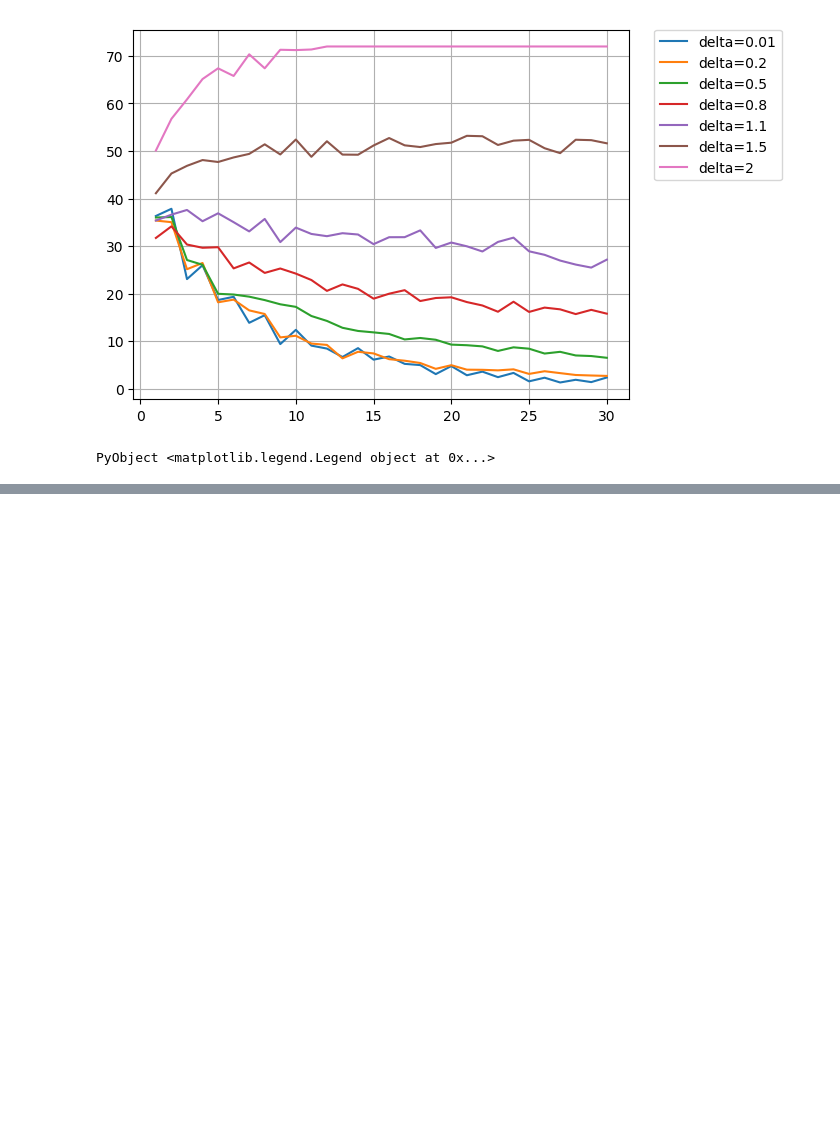
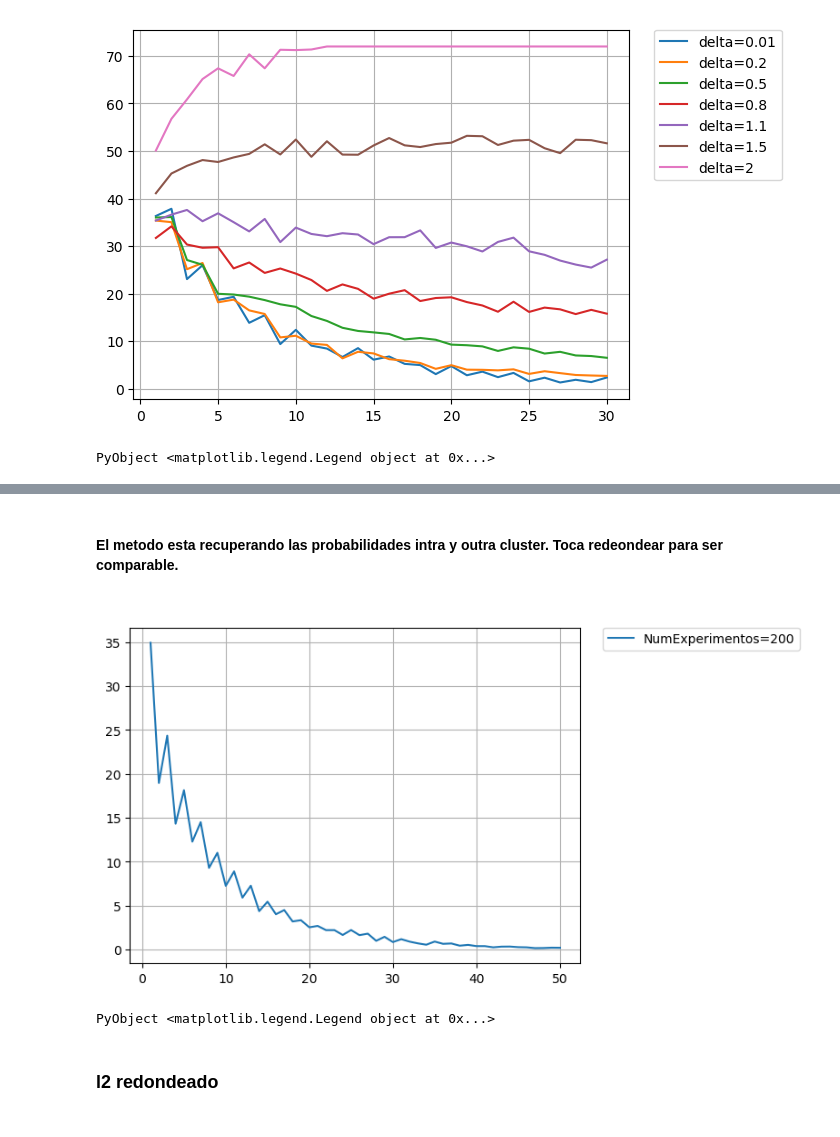
Before and after one commit to Zlinki/MasterThesis, a Jupyter notebook: ErrorvsObservaciones.ipynb, the cells around one changed output, grey strips where cells are left out. Saved outputs shown, nothing was run; the diff lists cells and outputs as text; code cells hidden in the pictures; blank space fills up the shorter version.

```diff
--- a/ErrorvsObservaciones.ipynb
+++ b/ErrorvsObservaciones.ipynb
@@ -151,0 +187,13 @@ PyObject <matplotlib.legend.Legend object at 0x...>
+# %% [markdown]
+<h4>El metodo esta recuperando las probabilidades intra y outra cluster. Toca redeondear para ser comparable.<h4>
+# %%
+#u = 200
+P = evaluarGraphLearningMean6(0.7,0.3,true)
+plot(1:1:50,P,label="NumExperimentos=200")
+grid("on")
+legend(bbox_to_anchor=[1.05,1],loc=2,borderaxespad=0)
+# %% [output]
+[figure, added]
+PyObject <matplotlib.legend.Legend object at 0x...>
+# %% [markdown]
+<h3> l2 redondeado<h3>
```
Also changed, not shown: parts of 23 cells of this notebook.
